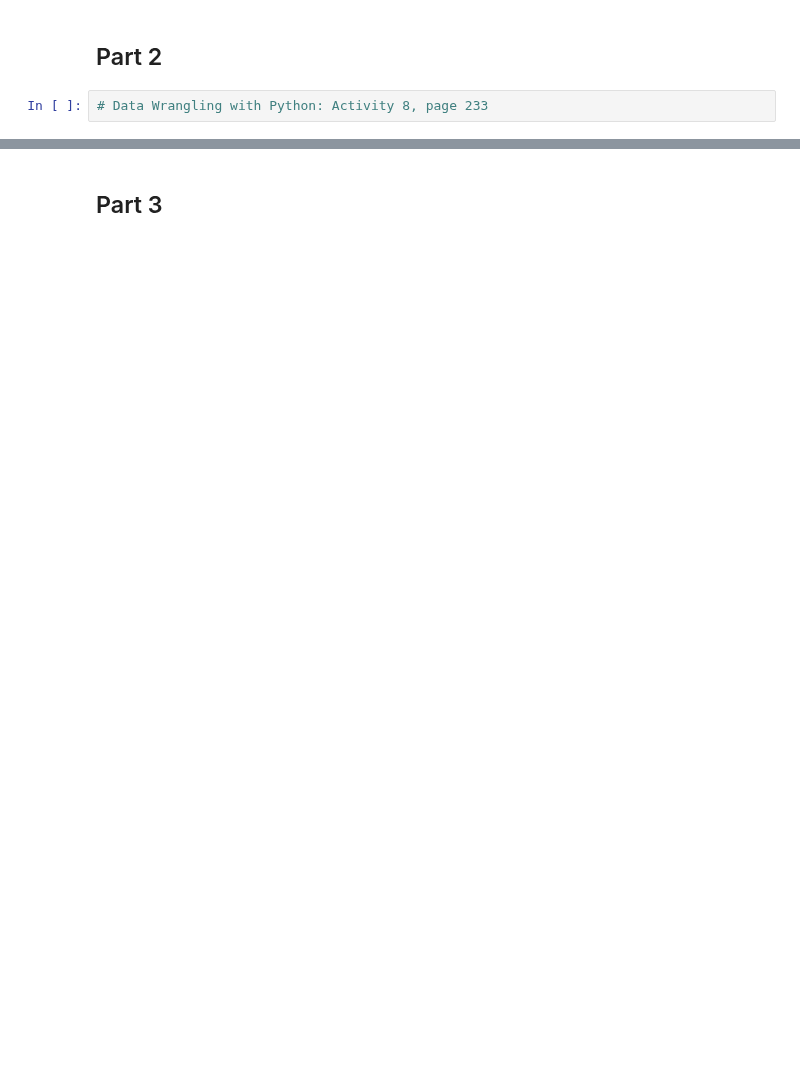
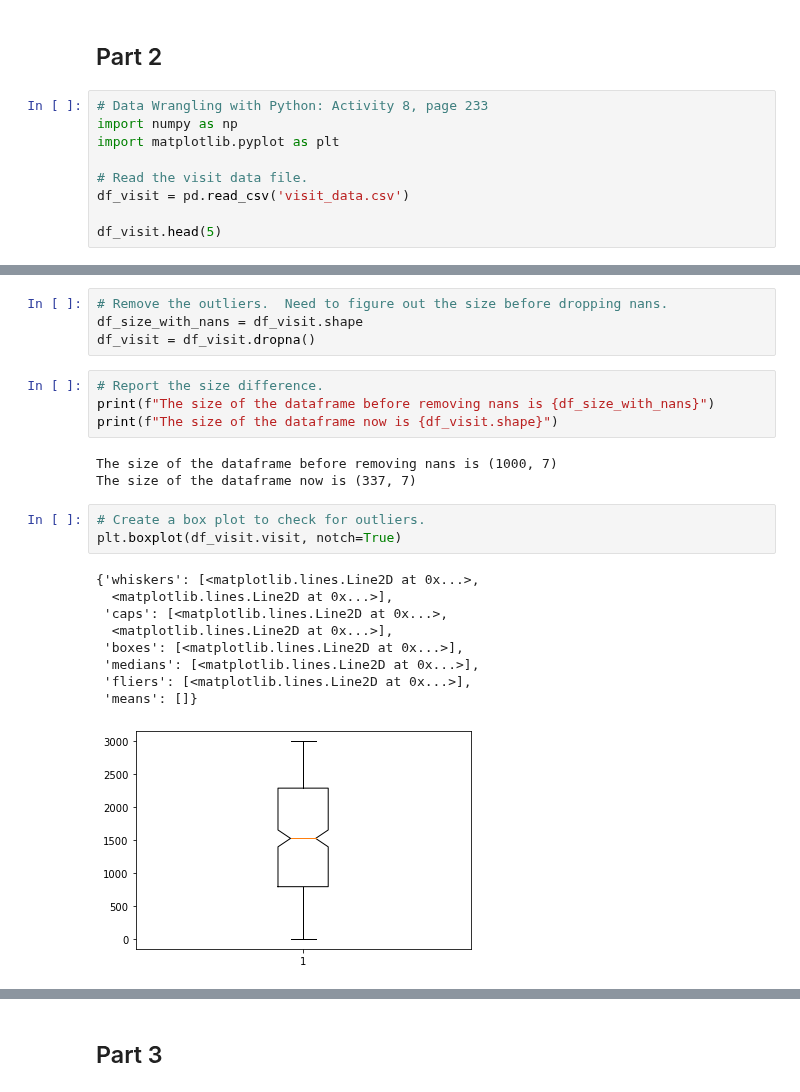
Before and after one commit to joshgreenert/Python-Projects, a Jupyter notebook: Data Preparation/Week5and6/Assignment_Week5_6_JGreenert.ipynb, the cells around one changed output, grey strips where cells are left out. Cells and saved outputs as stored; diff of their text form; blank space fills up the shorter version.

```diff
--- a/Data Preparation/Week5and6/Assignment_Week5_6_JGreenert.ipynb
+++ b/Data Preparation/Week5and6/Assignment_Week5_6_JGreenert.ipynb
@@ -165,3 +165,10 @@ df_countries.head(5)
 ## Part 2
 # %%
 # Data Wrangling with Python: Activity 8, page 233
+import numpy as np
+import matplotlib.pyplot as plt
+
+# Read the visit data file.
+df_visit = pd.read_csv('visit_data.csv')
+
+df_visit.head(5)
@@ -167,0 +211,24 @@ df_countries.head(5)
+# %%
+# Remove the outliers.  Need to figure out the size before dropping nans.
+df_size_with_nans = df_visit.shape
+df_visit = df_visit.dropna()
+# %%
+# Report the size difference.
+print(f"The size of the dataframe before removing nans is {df_size_with_nans}")
+print(f"The size of the dataframe now is {df_visit.shape}")
+# %% [output]
+The size of the dataframe before removing nans is (1000, 7)
+The size of the dataframe now is (337, 7)
+# %%
+# Create a box plot to check for outliers.
+plt.boxplot(df_visit.visit, notch=True)
+# %% [output]
+{'whiskers': [<matplotlib.lines.Line2D at 0x...>,
+  <matplotlib.lines.Line2D at 0x...>],
+ 'caps': [<matplotlib.lines.Line2D at 0x...>,
+  <matplotlib.lines.Line2D at 0x...>],
+ 'boxes': [<matplotlib.lines.Line2D at 0x...>],
+ 'medians': [<matplotlib.lines.Line2D at 0x...>],
+ 'fliers': [<matplotlib.lines.Line2D at 0x...>],
+ 'means': []}
+[figure, added]
```
Also changed, not shown: parts of 11 cells of this notebook, 2 other files.
